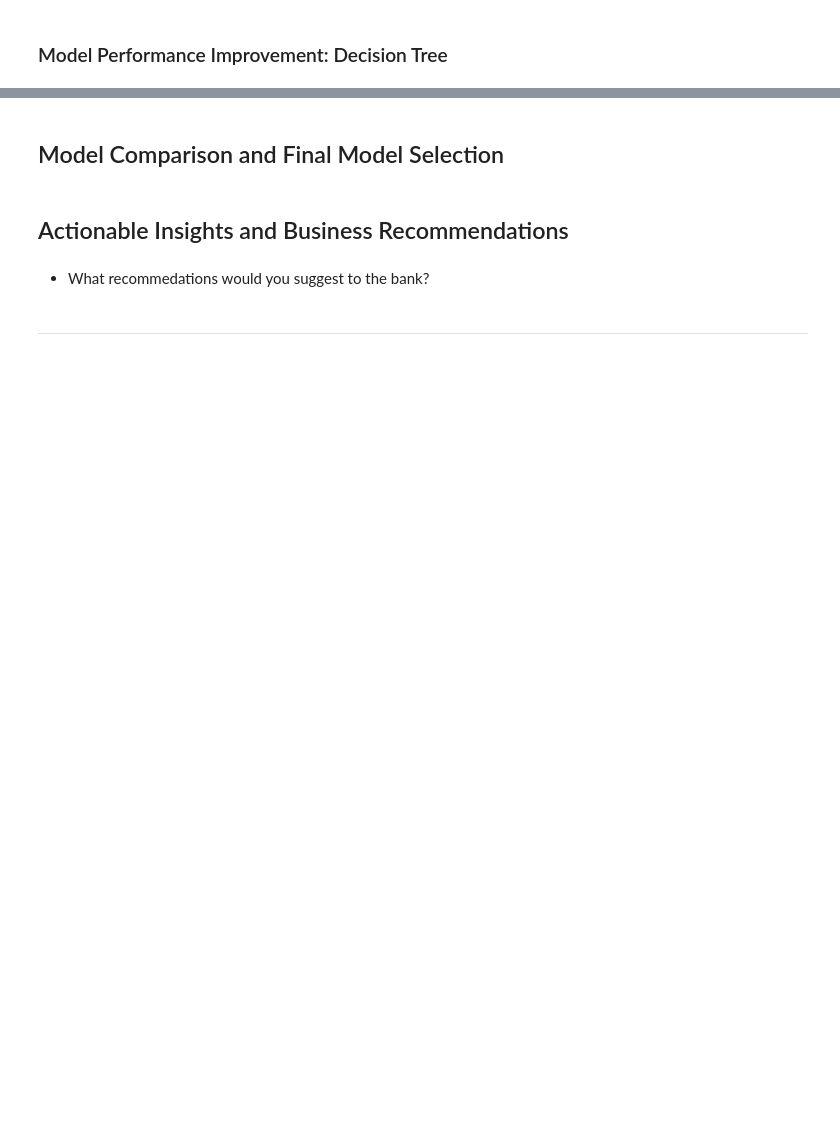
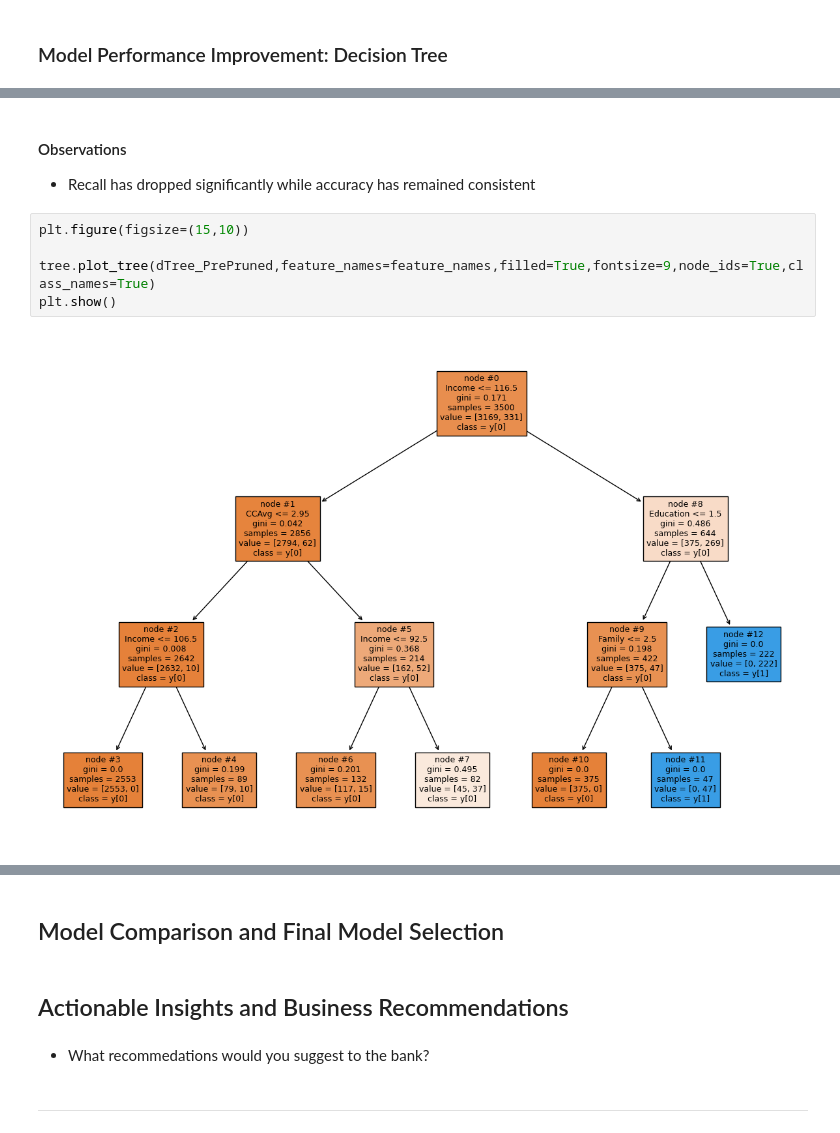
Before and after one commit to Drew75austin/Machine_Learning_Personal_Loan, a Jupyter notebook: SLC_Full_Code.ipynb, the cells around one changed output, grey strips where cells are left out. Saved outputs shown, nothing was run; the diff lists cells and outputs as text; blank space fills up the shorter version.

```diff
--- a/SLC_Full_Code.ipynb
+++ b/SLC_Full_Code.ipynb
@@ -1209,0 +1342,10 @@ NameError: name 'DecisionTreeClassifier' is not defined
+# %% [markdown]
+#### Observations
+- Recall has dropped significantly while accuracy has remained consistent
+# %%
+plt.figure(figsize=(15,10))
+
+tree.plot_tree(dTree_PrePruned,feature_names=feature_names,filled=True,fontsize=9,node_ids=True,class_names=True)
+plt.show()
+# %% [output]
+[figure, added]
```
Also changed, not shown: parts of 19 cells of this notebook.
